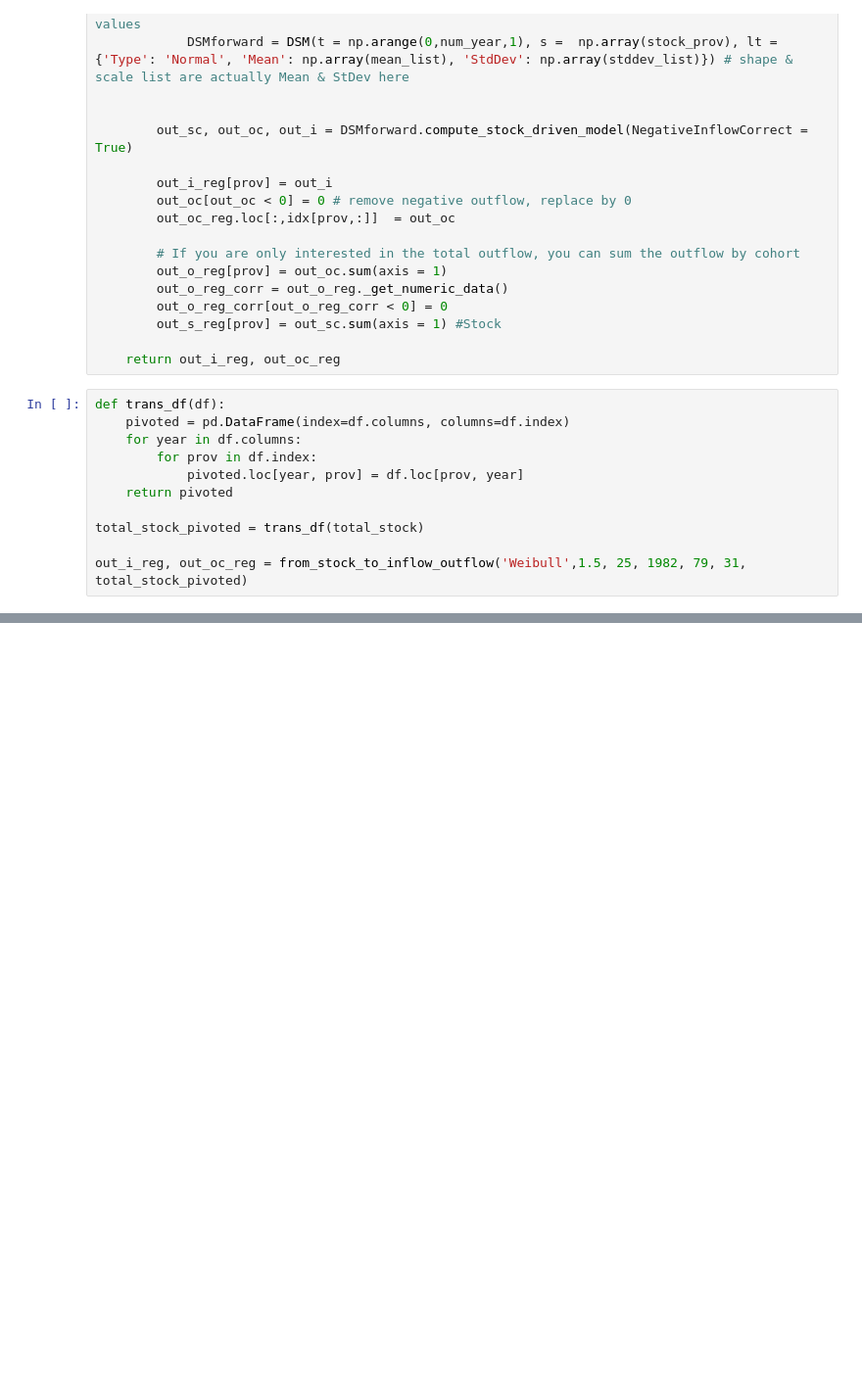
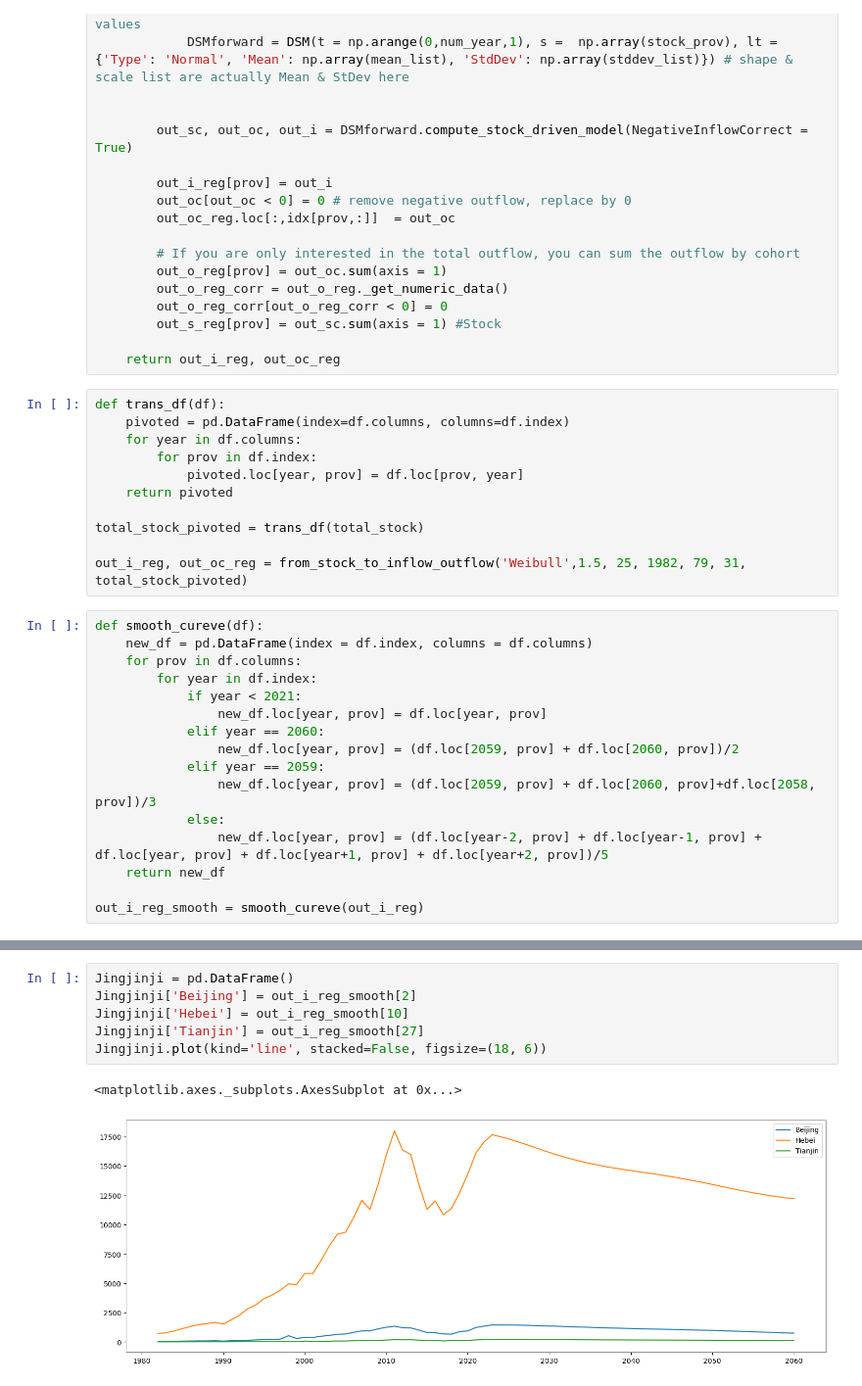
Before and after one commit to jerrysong0128/Dynamic-material-flow-analysis_example, a Jupyter notebook: stock_driven_prediction.ipynb, the cells around one changed output, grey strips where cells are left out. Shown at 98% size. Saved outputs shown, nothing was run; the diff lists cells and outputs as text; blank space fills up the shorter version.

```diff
--- a/stock_driven_prediction.ipynb
+++ b/stock_driven_prediction.ipynb
@@ -286,4 +292,20 @@ def trans_df(df):
 total_stock_pivoted = trans_df(total_stock)
 
 out_i_reg, out_oc_reg = from_stock_to_inflow_outflow('Weibull',1.5, 25, 1982, 79, 31, total_stock_pivoted)
+# %%
+def smooth_cureve(df):
+    new_df = pd.DataFrame(index = df.index, columns = df.columns)
+    for prov in df.columns:
+        for year in df.index:
+            if year < 2021:
+                new_df.loc[year, prov] = df.loc[year, prov]
+            elif year == 2060:
+                new_df.loc[year, prov] = (df.loc[2059, prov] + df.loc[2060, prov])/2
+            elif year == 2059:
+                new_df.loc[year, prov] = (df.loc[2059, prov] + df.loc[2060, prov]+df.loc[2058, prov])/3
+            else:
+                new_df.loc[year, prov] = (df.loc[year-2, prov] + df.loc[year-1, prov] + df.loc[year, prov] + df.loc[year+1, prov] + df.loc[year+2, prov])/5
+    return new_df
+
+out_i_reg_smooth = smooth_cureve(out_i_reg)
 # %%
@@ -292,3 +314,12 @@ out_i_reg_pre.columns = province_code['Province']
 plot_database(out_i_reg_pre, 'Provincial Cement Inflow (Weibull)','Stock (1e4 tonne cement)')
 # %% [output]
 [figure]
+# %%
+Jingjinji = pd.DataFrame()
+Jingjinji['Beijing'] = out_i_reg_smooth[2]
+Jingjinji['Hebei'] = out_i_reg_smooth[10]
+Jingjinji['Tianjin'] = out_i_reg_smooth[27]
+Jingjinji.plot(kind='line', stacked=False, figsize=(18, 6))
+# %% [output]
+<matplotlib.axes._subplots.AxesSubplot at 0x...>
+[figure, added]
```
Also changed, not shown: parts of 4 cells of this notebook, 1 other file.
